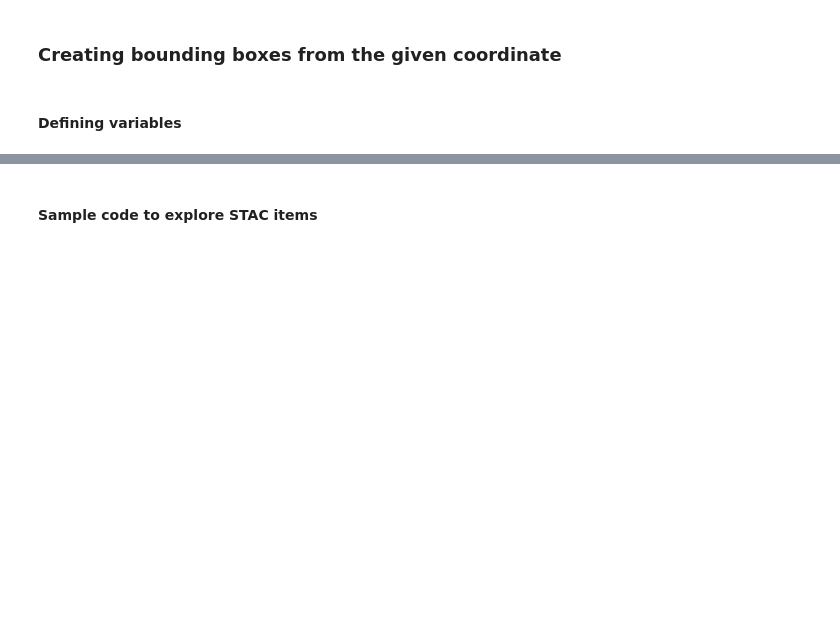
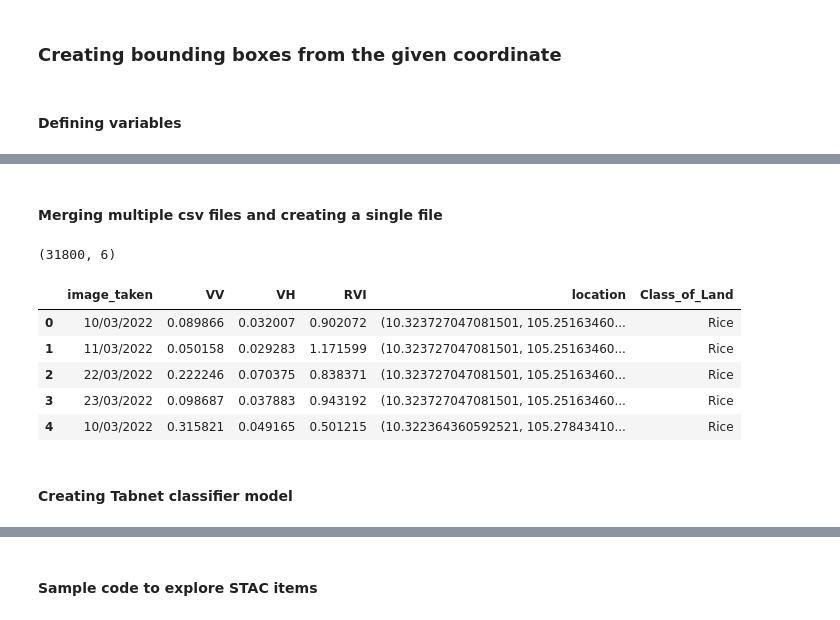
Before and after one commit to subasthapa1/EYChallenge, a Jupyter notebook: Sentinel1-Final.ipynb, the cells around one changed output, grey strips where cells are left out. Drawn from its saved outputs; the diff is of its cells as text; code cells hidden in the pictures; blank space fills up the shorter version.

```diff
--- a/Sentinel1-Final.ipynb
+++ b/Sentinel1-Final.ipynb
@@ -90,0 +208,26 @@ bbox_data = pd.DataFrame(bbox,columns =['min_lon', 'min_lat', 'max_lon', 'max_la
+# %% [markdown]
+#### Merging multiple csv files and creating a single file
+# %%
+import os
+import glob
+import pandas as pd
+# merging the files
+joined_files = os.path.join("./Data/Temp/", "rvi-*.csv")
+
+# A list of all joined files is returned
+joined_list = glob.glob(joined_files)
+# %%
+final_rice_df = pd.concat(map(pd.read_csv, joined_list), ignore_index=True)
+# %%
+final_rice_df.shape
+# %% [output]
+(31800, 6)
+# %%
+final_rice_df.head()
+# %% [output]
+|  | image_taken | VV | VH | RVI | location | Class_of_Land |
+| 0 | 10/03/2022 | 0.089866 | 0.032007 | 0.902072 | (10.323727047081501, 105.25163460... | Rice |
+| 1 | 11/03/2022 | 0.050158 | 0.029283 | 1.171599 | (10.323727047081501, 105.25163460... | Rice |
+| 2 | 22/03/2022 | 0.222246 | 0.070375 | 0.838371 | (10.323727047081501, 105.25163460... | Rice |
+| 3 | 23/03/2022 | 0.098687 | 0.037883 | 0.943192 | (10.323727047081501, 105.25163460... | Rice |
+| 4 | 10/03/2022 | 0.315821 | 0.049165 | 0.501215 | (10.322364360592521, 105.27843410... | Rice |
@@ -90,0 +244,2 @@ bbox_data = pd.DataFrame(bbox,columns =['min_lon', 'min_lat', 'max_lon', 'max_la
+# %% [markdown]
+#### Creating Tabnet classifier model
```
Also changed, not shown: parts of 62 cells of this notebook, 1 other file.
